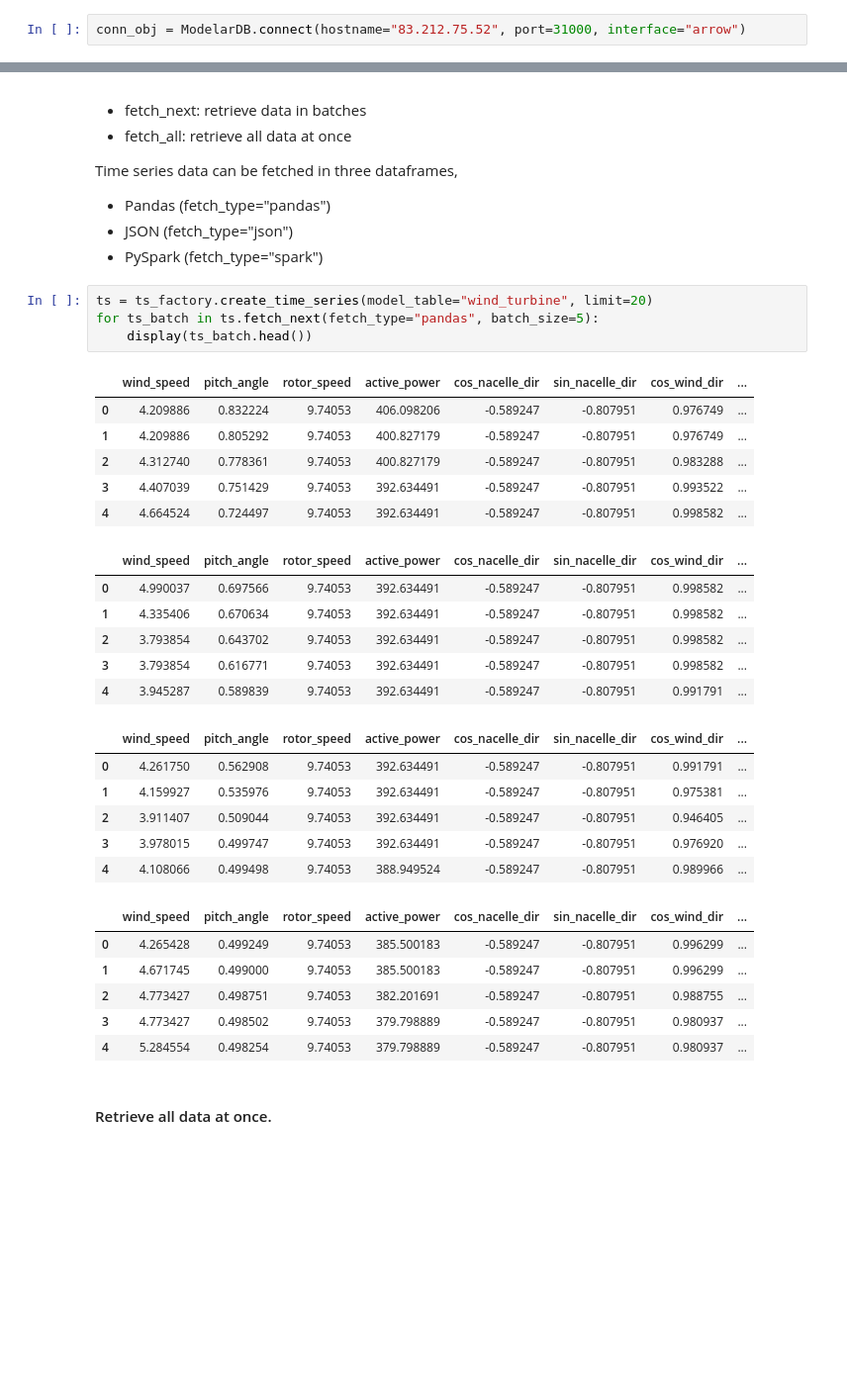
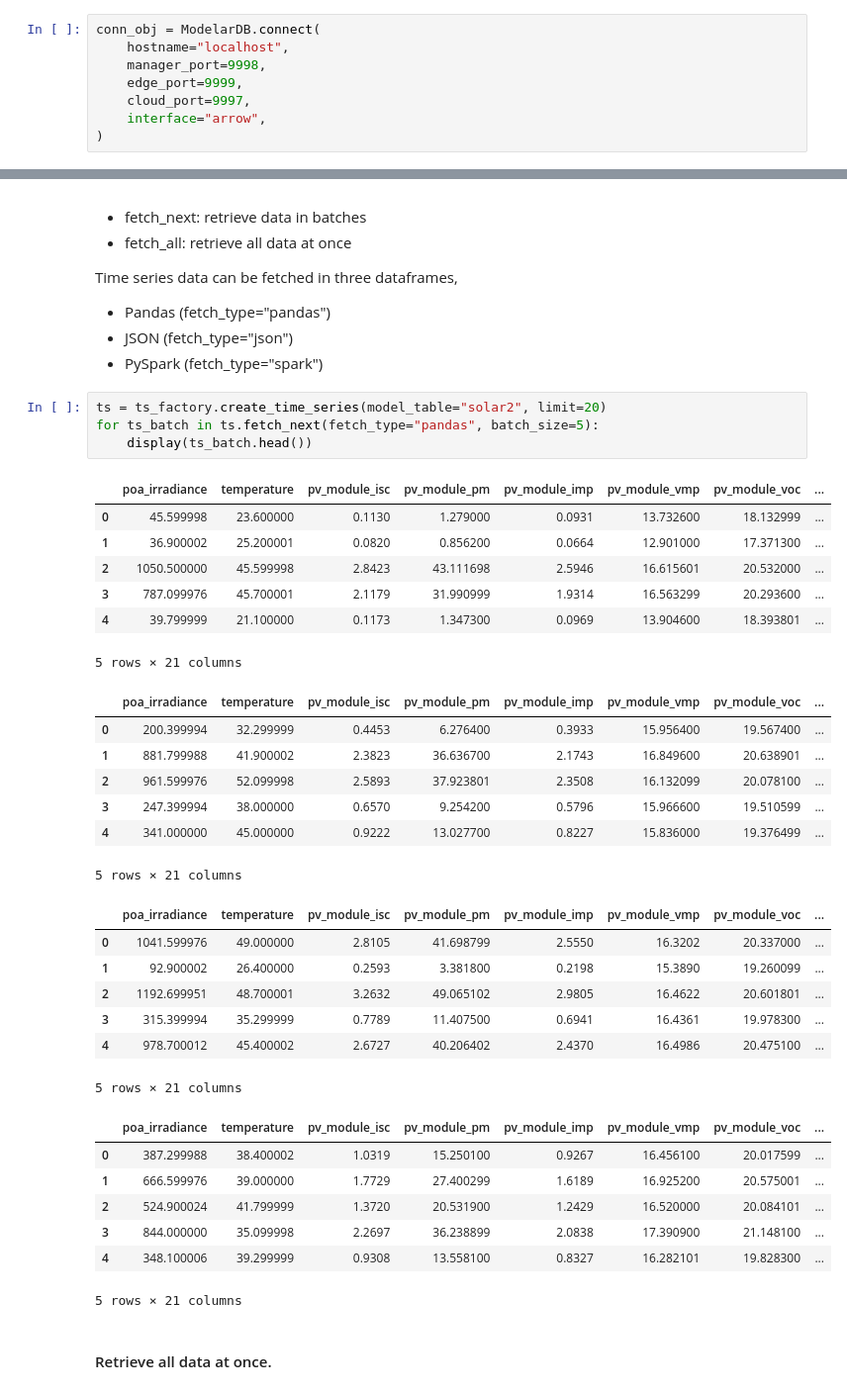
Before and after one commit to IBM/more-utils, a Jupyter notebook: examples/persistence/modelardb_rs/fetch_time_series_data.ipynb, the cells around one changed output, grey strips where cells are left out. Shown: that part at 99% size. Cells and saved outputs as stored; diff of their text form; blank space fills up the shorter version.

```diff
--- a/examples/persistence/modelardb_rs/fetch_time_series_data.ipynb
+++ b/examples/persistence/modelardb_rs/fetch_time_series_data.ipynb
@@ -15,4 +15,10 @@ Params:
 1. hostname: ip adrress of the system where ModelarDB is running
 2. interface: arrow (recommended), socket, http
 # %%
-conn_obj = ModelarDB.connect(hostname="83.212.75.52", port=31000, interface="arrow")
+conn_obj = ModelarDB.connect(
+    hostname="localhost",
+    manager_port=9998,
+    edge_port=9999,
+    cloud_port=9997,
+    interface="arrow",
+)
@@ -50,34 +62,38 @@ Time series data can be fetched in three dataframes,
 - JSON (fetch_type="json")
 - PySpark (fetch_type="spark")
 # %%
-ts = ts_factory.create_time_series(model_table="wind_turbine", limit=20)
+ts = ts_factory.create_time_series(model_table="solar2", limit=20)
 for ts_batch in ts.fetch_next(fetch_type="pandas", batch_size=5):
     display(ts_batch.head())
 # %% [output]
-|  | wind_speed | pitch_angle | rotor_speed | active_power | cos_nacelle_dir | sin_nacelle_dir | cos_wind_dir | ... |
-| 0 | 4.209886 | 0.832224 | 9.74053 | 406.098206 | -0.589247 | -0.807951 | 0.976749 | ... |
-| 1 | 4.209886 | 0.805292 | 9.74053 | 400.827179 | -0.589247 | -0.807951 | 0.976749 | ... |
-| 2 | 4.312740 | 0.778361 | 9.74053 | 400.827179 | -0.589247 | -0.807951 | 0.983288 | ... |
-| 3 | 4.407039 | 0.751429 | 9.74053 | 392.634491 | -0.589247 | -0.807951 | 0.993522 | ... |
-| 4 | 4.664524 | 0.724497 | 9.74053 | 392.634491 | -0.589247 | -0.807951 | 0.998582 | ... |
+|  | poa_irradiance | temperature | pv_module_isc | pv_module_pm | pv_module_imp | pv_module_vmp | pv_module_voc | ... |
+| 0 | 45.599998 | 23.600000 | 0.1130 | 1.279000 | 0.0931 | 13.732600 | 18.132999 | ... |
+| 1 | 36.900002 | 25.200001 | 0.0820 | 0.856200 | 0.0664 | 12.901000 | 17.371300 | ... |
+| 2 | 1050.500000 | 45.599998 | 2.8423 | 43.111698 | 2.5946 | 16.615601 | 20.532000 | ... |
+| 3 | 787.099976 | 45.700001 | 2.1179 | 31.990999 | 1.9314 | 16.563299 | 20.293600 | ... |
+| 4 | 39.799999 | 21.100000 | 0.1173 | 1.347300 | 0.0969 | 13.904600 | 18.393801 | ... |
+5 rows × 21 columns
-|  | wind_speed | pitch_angle | rotor_speed | active_power | cos_nacelle_dir | sin_nacelle_dir | cos_wind_dir | ... |
-| 0 | 4.990037 | 0.697566 | 9.74053 | 392.634491 | -0.589247 | -0.807951 | 0.998582 | ... |
-| 1 | 4.335406 | 0.670634 | 9.74053 | 392.634491 | -0.589247 | -0.807951 | 0.998582 | ... |
-| 2 | 3.793854 | 0.643702 | 9.74053 | 392.634491 | -0.589247 | -0.807951 | 0.998582 | ... |
-| 3 | 3.793854 | 0.616771 | 9.74053 | 392.634491 | -0.589247 | -0.807951 | 0.998582 | ... |
-| 4 | 3.945287 | 0.589839 | 9.74053 | 392.634491 | -0.589247 | -0.807951 | 0.991791 | ... |
+|  | poa_irradiance | temperature | pv_module_isc | pv_module_pm | pv_module_imp | pv_module_vmp | pv_module_voc | ... |
+| 0 | 200.399994 | 32.299999 | 0.4453 | 6.276400 | 0.3933 | 15.956400 | 19.567400 | ... |
+| 1 | 881.799988 | 41.900002 | 2.3823 | 36.636700 | 2.1743 | 16.849600 | 20.638901 | ... |
+| 2 | 961.599976 | 52.099998 | 2.5893 | 37.923801 | 2.3508 | 16.132099 | 20.078100 | ... |
+| 3 | 247.399994 | 38.000000 | 0.6570 | 9.254200 | 0.5796 | 15.966600 | 19.510599 | ... |
+| 4 | 341.000000 | 45.000000 | 0.9222 | 13.027700 | 0.8227 | 15.836000 | 19.376499 | ... |
+5 rows × 21 columns
-|  | wind_speed | pitch_angle | rotor_speed | active_power | cos_nacelle_dir | sin_nacelle_dir | cos_wind_dir | ... |
-| 0 | 4.261750 | 0.562908 | 9.74053 | 392.634491 | -0.589247 | -0.807951 | 0.991791 | ... |
-| 1 | 4.159927 | 0.535976 | 9.74053 | 392.634491 | -0.589247 | -0.807951 | 0.975381 | ... |
-| 2 | 3.911407 | 0.509044 | 9.74053 | 392.634491 | -0.589247 | -0.807951 | 0.946405 | ... |
-| 3 | 3.978015 | 0.499747 | 9.74053 | 392.634491 | -0.589247 | -0.807951 | 0.976920 | ... |
-| 4 | 4.108066 | 0.499498 | 9.74053 | 388.949524 | -0.589247 | -0.807951 | 0.989966 | ... |
+|  | poa_irradiance | temperature | pv_module_isc | pv_module_pm | pv_module_imp | pv_module_vmp | pv_module_voc | ... |
+| 0 | 1041.599976 | 49.000000 | 2.8105 | 41.698799 | 2.5550 | 16.3202 | 20.337000 | ... |
+| 1 | 92.900002 | 26.400000 | 0.2593 | 3.381800 | 0.2198 | 15.3890 | 19.260099 | ... |
+| 2 | 1192.699951 | 48.700001 | 3.2632 | 49.065102 | 2.9805 | 16.4622 | 20.601801 | ... |
+| 3 | 315.399994 | 35.299999 | 0.7789 | 11.407500 | 0.6941 | 16.4361 | 19.978300 | ... |
+| 4 | 978.700012 | 45.400002 | 2.6727 | 40.206402 | 2.4370 | 16.4986 | 20.475100 | ... |
+5 rows × 21 columns
-|  | wind_speed | pitch_angle | rotor_speed | active_power | cos_nacelle_dir | sin_nacelle_dir | cos_wind_dir | ... |
-| 0 | 4.265428 | 0.499249 | 9.74053 | 385.500183 | -0.589247 | -0.807951 | 0.996299 | ... |
-| 1 | 4.671745 | 0.499000 | 9.74053 | 385.500183 | -0.589247 | -0.807951 | 0.996299 | ... |
-| 2 | 4.773427 | 0.498751 | 9.74053 | 382.201691 | -0.589247 | -0.807951 | 0.988755 | ... |
-| 3 | 4.773427 | 0.498502 | 9.74053 | 379.798889 | -0.589247 | -0.807951 | 0.980937 | ... |
-| 4 | 5.284554 | 0.498254 | 9.74053 | 379.798889 | -0.589247 | -0.807951 | 0.980937 | ... |
+|  | poa_irradiance | temperature | pv_module_isc | pv_module_pm | pv_module_imp | pv_module_vmp | pv_module_voc | ... |
+| 0 | 387.299988 | 38.400002 | 1.0319 | 15.250100 | 0.9267 | 16.456100 | 20.017599 | ... |
+| 1 | 666.599976 | 39.000000 | 1.7729 | 27.400299 | 1.6189 | 16.925200 | 20.575001 | ... |
+| 2 | 524.900024 | 41.799999 | 1.3720 | 20.531900 | 1.2429 | 16.520000 | 20.084101 | ... |
+| 3 | 844.000000 | 35.099998 | 2.2697 | 36.238899 | 2.0838 | 17.390900 | 21.148100 | ... |
+| 4 | 348.100006 | 39.299999 | 0.9308 | 13.558100 | 0.8327 | 16.282101 | 19.828300 | ... |
+5 rows × 21 columns
 # %% [markdown]
 #### Retrieve all data at once.
 # %%
```
Also changed, not shown: parts of 3 cells of this notebook, 5 other files.
